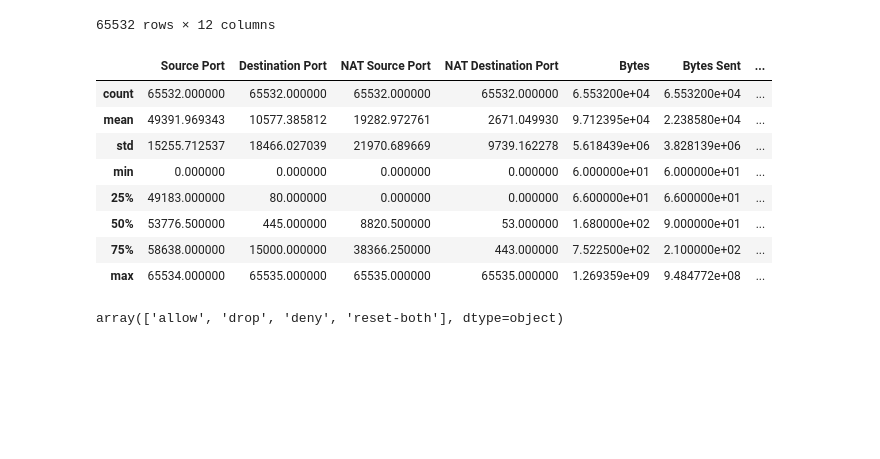
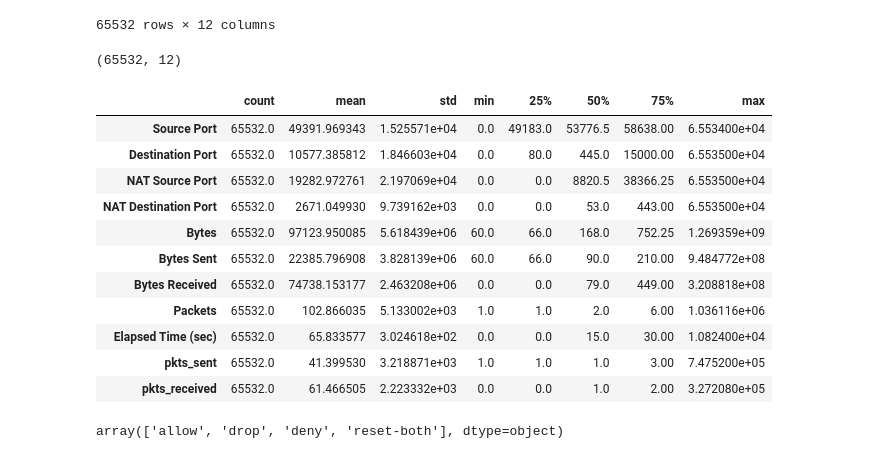
Before and after one commit to LenartPiotr/Studia-UczenieMaszynowe, a Jupyter notebook: introduce.ipynb, the cells around one changed output. Cells and saved outputs as stored; diff of their text form; code cells hidden in the pictures; blank space fills up the shorter version.

```diff
--- a/introduce.ipynb
+++ b/introduce.ipynb
@@ -35,18 +35,25 @@ data
 | 65530 | 54870 | 445 | 0 | 0 | drop | 70 | 70 | ... |
 | 65531 | 54867 | 445 | 0 | 0 | drop | 70 | 70 | ... |
 65532 rows × 12 columns
+# %%
+data.shape
+# %% [output]
+(65532, 12)
 # %%
-data.describe()
+data.describe().T
 # %% [output]
-|  | Source Port | Destination Port | NAT Source Port | NAT Destination Port | Bytes | Bytes Sent | ... |
-| count | 65532.000000 | 65532.000000 | 65532.000000 | 65532.000000 | 6.553200e+04 | 6.553200e+04 | ... |
-| mean | 49391.969343 | 10577.385812 | 19282.972761 | 2671.049930 | 9.712395e+04 | 2.238580e+04 | ... |
-| std | 15255.712537 | 18466.027039 | 21970.689669 | 9739.162278 | 5.618439e+06 | 3.828139e+06 | ... |
-| min | 0.000000 | 0.000000 | 0.000000 | 0.000000 | 6.000000e+01 | 6.000000e+01 | ... |
-| 25% | 49183.000000 | 80.000000 | 0.000000 | 0.000000 | 6.600000e+01 | 6.600000e+01 | ... |
-| 50% | 53776.500000 | 445.000000 | 8820.500000 | 53.000000 | 1.680000e+02 | 9.000000e+01 | ... |
-| 75% | 58638.000000 | 15000.000000 | 38366.250000 | 443.000000 | 7.522500e+02 | 2.100000e+02 | ... |
-| max | 65534.000000 | 65535.000000 | 65535.000000 | 65535.000000 | 1.269359e+09 | 9.484772e+08 | ... |
+|  | count | mean | std | min | 25% | 50% | 75% | max |
+| Source Port | 65532.0 | 49391.969343 | 1.525571e+04 | 0.0 | 49183.0 | 53776.5 | 58638.00 | 6.553400e+04 |
+| Destination Port | 65532.0 | 10577.385812 | 1.846603e+04 | 0.0 | 80.0 | 445.0 | 15000.00 | 6.553500e+04 |
+| NAT Source Port | 65532.0 | 19282.972761 | 2.197069e+04 | 0.0 | 0.0 | 8820.5 | 38366.25 | 6.553500e+04 |
+| NAT Destination Port | 65532.0 | 2671.049930 | 9.739162e+03 | 0.0 | 0.0 | 53.0 | 443.00 | 6.553500e+04 |
+| Bytes | 65532.0 | 97123.950085 | 5.618439e+06 | 60.0 | 66.0 | 168.0 | 752.25 | 1.269359e+09 |
+| Bytes Sent | 65532.0 | 22385.796908 | 3.828139e+06 | 60.0 | 66.0 | 90.0 | 210.00 | 9.484772e+08 |
+| Bytes Received | 65532.0 | 74738.153177 | 2.463208e+06 | 0.0 | 0.0 | 79.0 | 449.00 | 3.208818e+08 |
+| Packets | 65532.0 | 102.866035 | 5.133002e+03 | 1.0 | 1.0 | 2.0 | 6.00 | 1.036116e+06 |
+| Elapsed Time (sec) | 65532.0 | 65.833577 | 3.024618e+02 | 0.0 | 0.0 | 15.0 | 30.00 | 1.082400e+04 |
+| pkts_sent | 65532.0 | 41.399530 | 3.218871e+03 | 1.0 | 1.0 | 1.0 | 3.00 | 7.475200e+05 |
+| pkts_received | 65532.0 | 61.466505 | 2.223332e+03 | 0.0 | 0.0 | 1.0 | 2.00 | 3.272080e+05 |
 # %%
 data['Action'].unique()
 # %% [output]
```
Also changed, not shown: parts of 5 cells of this notebook, 1 other file.
